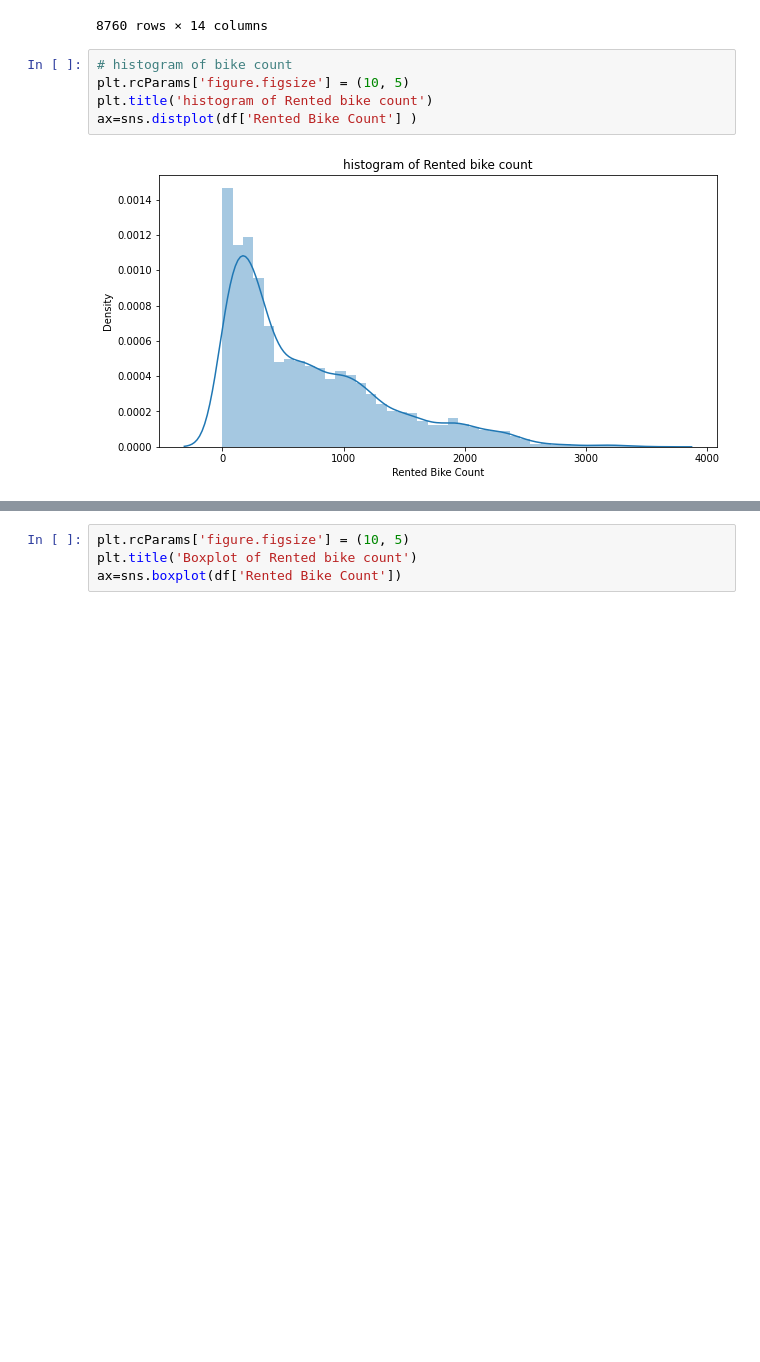
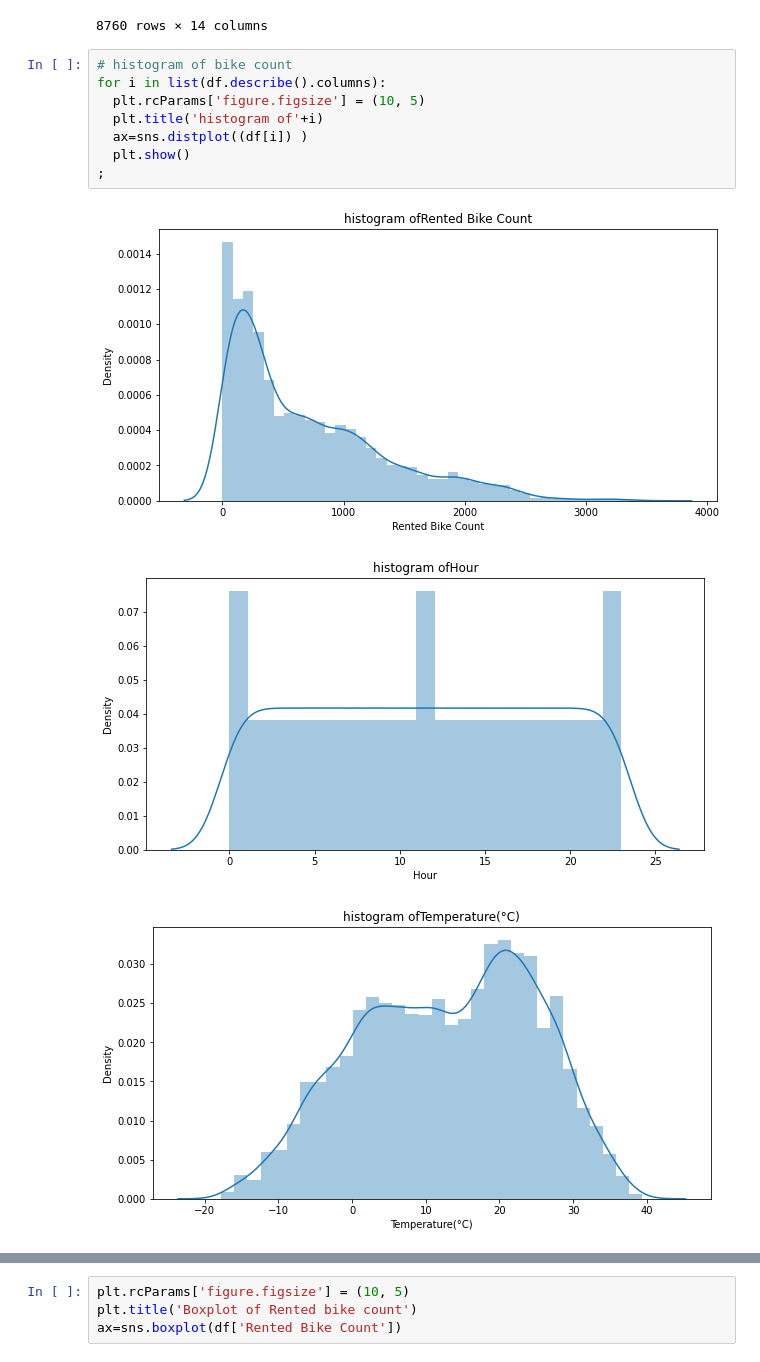
Before and after one commit to avanish04/Bike-Sharing-Demand-Prediction---Capstone-Project, a Jupyter notebook: Bike_Sharing_Demand_Prediction_Capstone_Project.ipynb, the cells around one changed output, grey strips where cells are left out. Cells and saved outputs as stored; diff of their text form; blank space fills up the shorter version.

```diff
--- a/Bike_Sharing_Demand_Prediction_Capstone_Project.ipynb
+++ b/Bike_Sharing_Demand_Prediction_Capstone_Project.ipynb
@@ -172,8 +173,13 @@ df
 8760 rows × 14 columns
 # %%
 # histogram of bike count
-plt.rcParams['figure.figsize'] = (10, 5)
-plt.title('histogram of Rented bike count')
-ax=sns.distplot(df['Rented Bike Count'] )
+for i in list(df.describe().columns):
+  plt.rcParams['figure.figsize'] = (10, 5)
+  plt.title('histogram of'+i)
+  ax=sns.distplot((df[i]) )
+  plt.show()
+;
 # %% [output]
 [figure]
+[figure, added]
+[figure, added]
```
Also changed, not shown: parts of 48 cells of this notebook.
